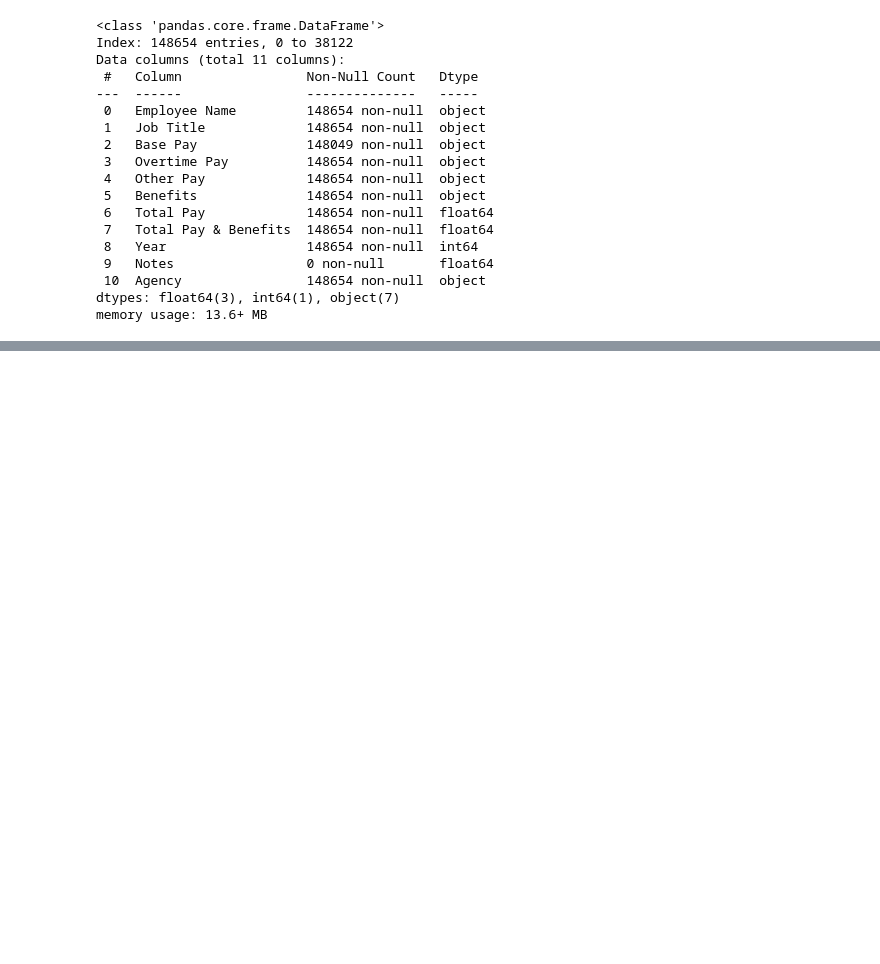
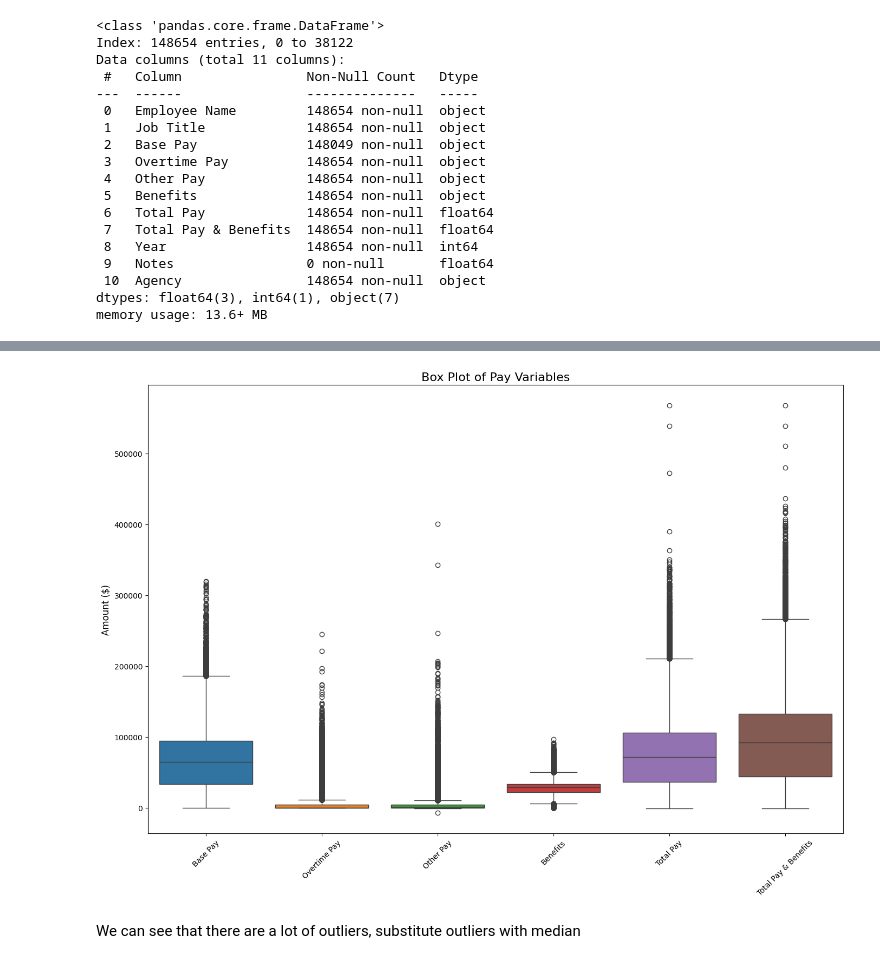
Before and after one commit to cricci3/Salaries_clustering, a Jupyter notebook: Project2_DA.ipynb, the cells around one changed output, grey strips where cells are left out. Drawn from its saved outputs; the diff is of its cells as text; code cells hidden in the pictures; blank space fills up the shorter version.

```diff
--- a/Project2_DA.ipynb
+++ b/Project2_DA.ipynb
@@ -256,0 +377,13 @@ dtype: int64
+# %%
+# Create box plots for pay-related columns to visualize outliers
+plt.figure(figsize=(14, 10))
+sns.boxplot(data=df[pay_columns])
+plt.title('Box Plot of Pay Variables', fontsize=16)
+plt.xticks(rotation=45)
+plt.ylabel('Amount ($)', fontsize=12)
+plt.tight_layout()
+plt.show()
+# %% [output]
+[figure, added]
+# %% [markdown]
+We can see that there are a lot of outliers, substitute outliers with median
```
Also changed, not shown: parts of 32 cells of this notebook.
